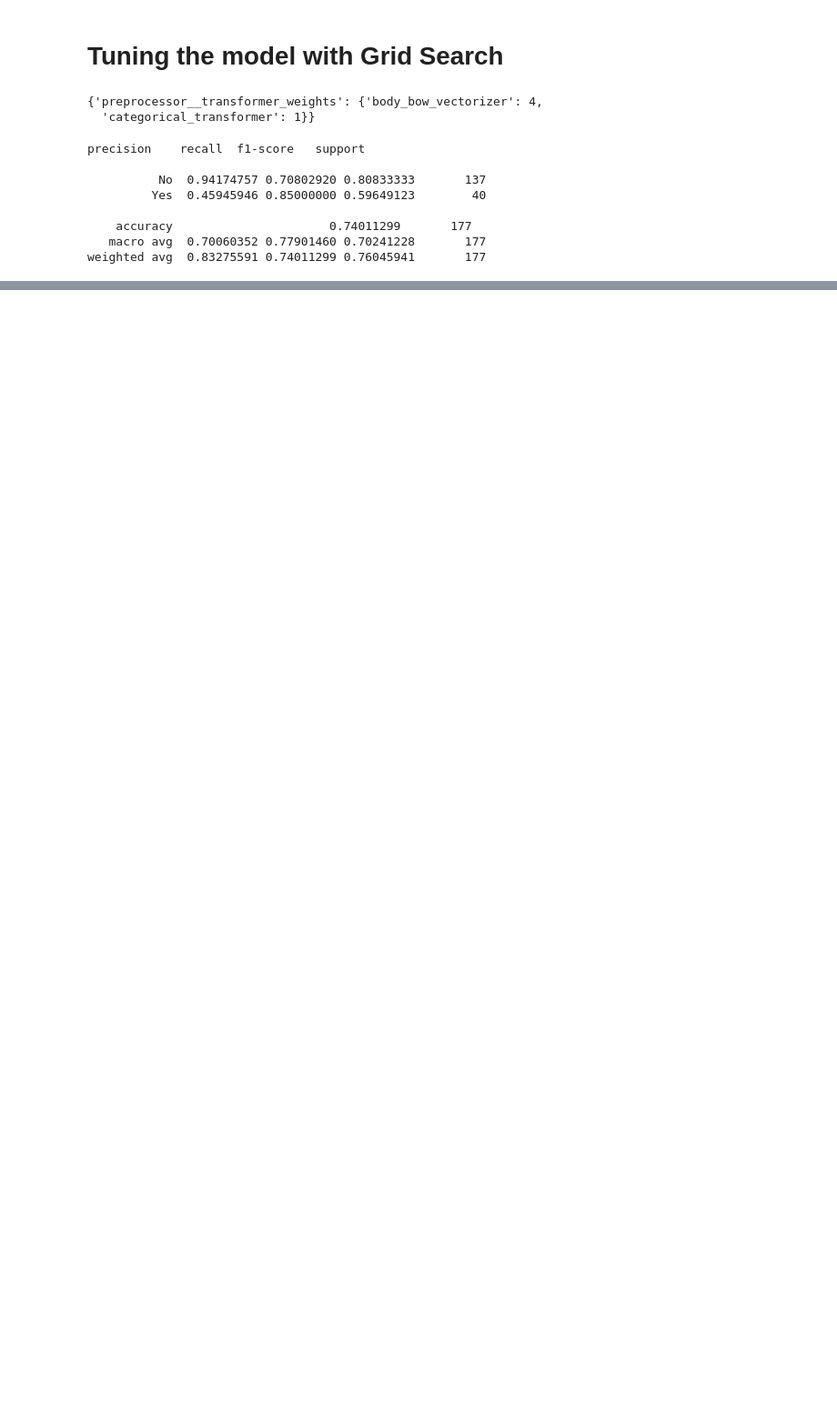
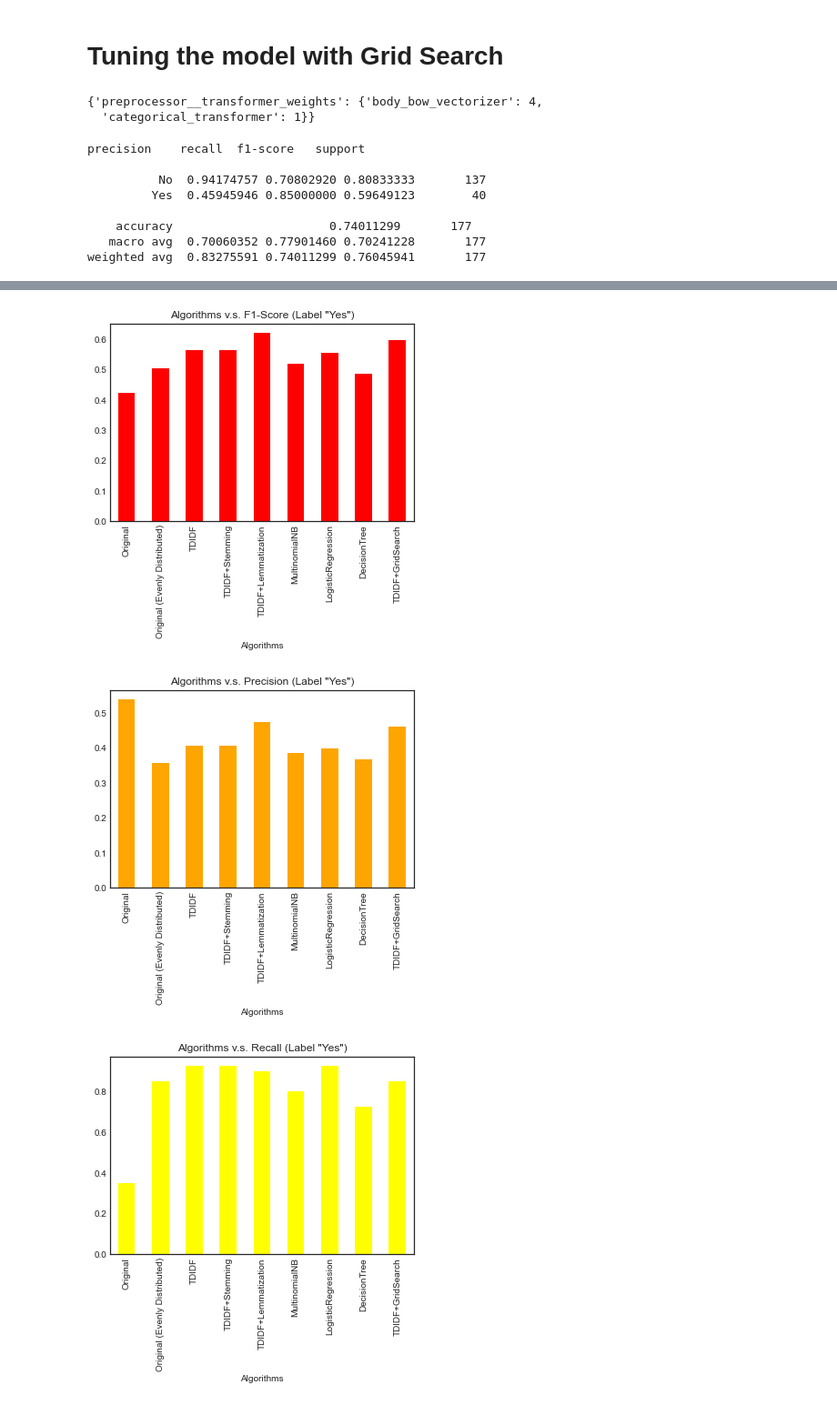
Before and after one commit to eddie-chiang/ccc4prc, a Jupyter notebook: Classifier Model Optimization.ipynb, the cells around one changed output, grey strips where cells are left out. Shown: that part at 91% size. Cells and saved outputs as stored; diff of their text form; code cells hidden in the pictures; blank space fills up the shorter version.

Commit message:
Plotting the performance of various algorithms in bar graphs.

```diff
--- a/Classifier Model Optimization.ipynb
+++ b/Classifier Model Optimization.ipynb
@@ -411,8 +419,8 @@ column_transformer = ColumnTransformer(
             ['dialogue_act_classification_ml', 'comment_is_by_author']),
     ],
     transformer_weights={
-        'body_bow_vectorizer': 1,
-        'categorical_transformer': 10,
+        'body_bow_vectorizer': 3,
+        'categorical_transformer': 1,
     },
     verbose=False)
 
@@ -429,6 +437,7 @@ y_pred = classifier.predict(X_test)
 
 report = metrics.classification_report(y_true, y_pred, digits=8)
 print(report)
+report_dict_list.append({'DecisionTree': metrics.classification_report(y_true, y_pred, output_dict=True)})
 # %% [output]
 precision    recall  f1-score   support
 
@@ -479,18 +488,19 @@ grid_search_cv_params = [
     {'classifier__kernel': ['linear', 'rbf', 'poly', 'sigmoid']},
     {'classifier__C': [0.8, 1, 1.2, 2, 4]},
 ]
-classifier = GridSearchCV(full_pipeline, param_grid=grid_search_cv_params, cv=5, scoring='accuracy')
+clf_grid_search_cv = GridSearchCV(full_pipeline, param_grid=grid_search_cv_params, cv=5, scoring='accuracy')
 
-classifier.fit(X_train, y_train)
-classifier.best_params_
+clf_grid_search_cv.fit(X_train, y_train)
+clf_grid_search_cv.best_params_
 # %% [output]
 {'preprocessor__transformer_weights': {'body_bow_vectorizer': 4,
   'categorical_transformer': 1}}
 # %%
-y_pred = classifier.predict(X_test)
+y_pred = clf_grid_search_cv.predict(X_test)
 
 report = metrics.classification_report(y_true, y_pred, digits=8)
 print(report)
+report_dict_list.append({'TDIDF+GridSearch': metrics.classification_report(y_true, y_pred, output_dict=True)})
 # %% [output]
 precision    recall  f1-score   support
 
@@ -502,0 +515,31 @@ weighted avg  0.83275591 0.74011299 0.76045941       177
+# %%
+from matplotlib import pyplot
+
+x = [next(iter(report.keys())) for report in report_dict_list]
+
+df = DataFrame({
+    'Algorithms': x,
+    'no_precision': [next(iter(report.values()))['No']['precision'] for report in report_dict_list],
+    'no_recall': [next(iter(report.values()))['No']['recall'] for report in report_dict_list],
+    'no_f1_score': [next(iter(report.values()))['No']['f1-score'] for report in report_dict_list],
+    'yes_precision': [next(iter(report.values()))['Yes']['precision'] for report in report_dict_list],
+    'yes_recall': [next(iter(report.values()))['Yes']['recall'] for report in report_dict_list],
+    'yes_f1_score': [next(iter(report.values()))['Yes']['f1-score'] for report in report_dict_list],
+    'Accuracy': [next(iter(report.values()))['accuracy'] for report in report_dict_list]})
+# %%
+with pyplot.style.context('seaborn-white'):
+    df.plot.bar(x='Algorithms', y='yes_f1_score', rot=90, title='Algorithms v.s. F1-Score (Label "Yes")', color='red', legend=False)
+    df.plot.bar(x='Algorithms', y='yes_precision', rot=90, title='Algorithms v.s. Precision (Label "Yes")', color='orange', legend=False)
+    df.plot.bar(x='Algorithms', y='yes_recall', rot=90, title='Algorithms v.s. Recall (Label "Yes")', color='yellow', legend=False)
+    df.plot.bar(x='Algorithms', y='no_f1_score', rot=90, title='Algorithms v.s. F1-Score (Label "No")', color='green', legend=False)
+    df.plot.bar(x='Algorithms', y='no_precision', rot=90, title='Algorithms v.s. Precision (Label "No")', color='blue', legend=False)
+    df.plot.bar(x='Algorithms', y='no_recall', rot=90, title='Algorithms v.s. Recall (Label "No")', color='magenta', legend=False)
+    df.plot.bar(x='Algorithms', y='Accuracy', rot=90, title='Algorithms v.s. Accurracy', color='purple', legend=False)
+
+    # axes = df.plot.bar(rot=90, title="Algorithms Performance", subplots=True)
+
+    pyplot.show(block=False)
+# %% [output]
+[figure, added]
+[figure, added]
+[figure, added]
```
Also changed, not shown: parts of 11 cells of this notebook.
